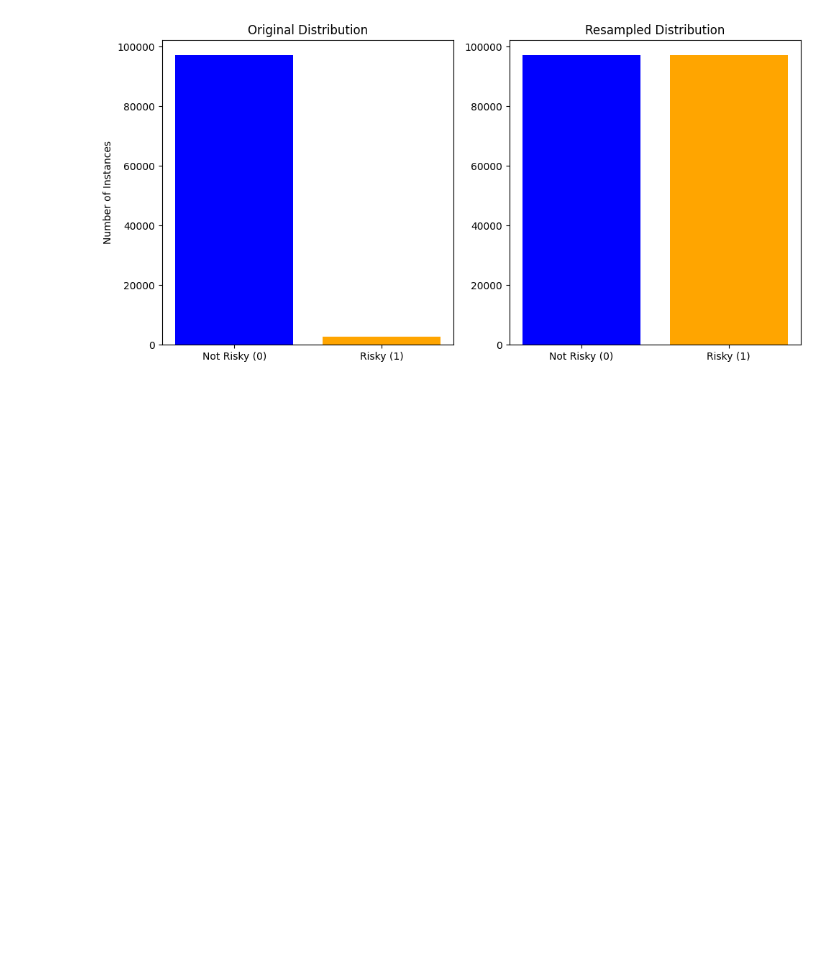
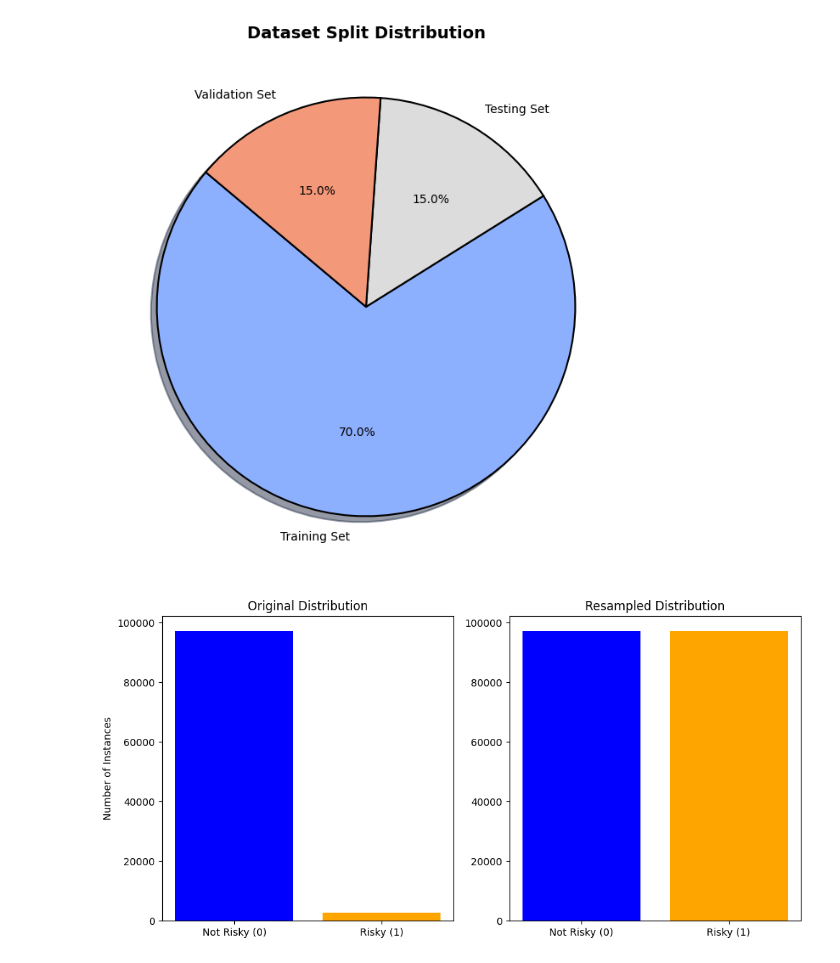
Before and after one commit to fjadidi2001/Insurance, a Jupyter notebook: chart.ipynb, the cells around one changed output. Cells and saved outputs as stored; diff of their text form; code cells hidden in the pictures; blank space fills up the shorter version.

```diff
--- a/chart.ipynb
+++ b/chart.ipynb
@@ -1,5 +1,29 @@
 # %% [markdown]
 <a href="https://colab.research.google.com/github/fjadidi2001/Insurance/blob/main/chart.ipynb" target="_parent"><img src="https://colab.research.google.com/assets/colab-badge.svg" alt="Open In Colab"/></a>
+# %%
+import matplotlib.pyplot as plt
+import seaborn as sns
+
+# Data
+labels = ['Training Set', 'Testing Set', 'Validation Set']
+sizes = [136222, 29191, 29191]
+colors = sns.color_palette("coolwarm", len(sizes))
+
+# Create pie chart
+plt.figure(figsize=(8, 8))
+plt.pie(sizes, labels=labels, autopct='%1.1f%%', colors=colors, startangle=140,
+        wedgeprops={'edgecolor': 'black', 'linewidth': 1.5}, shadow=True)
+
+# Title
+plt.title("Dataset Split Distribution", fontsize=14, fontweight='bold')
+
+# Save plot to file
+plt.savefig("dataset_distribution.png", dpi=128)
+
+# Show plot
+plt.show()
+# %% [output]
+[figure, added]
 # %%
 import matplotlib.pyplot as plt
 
```
